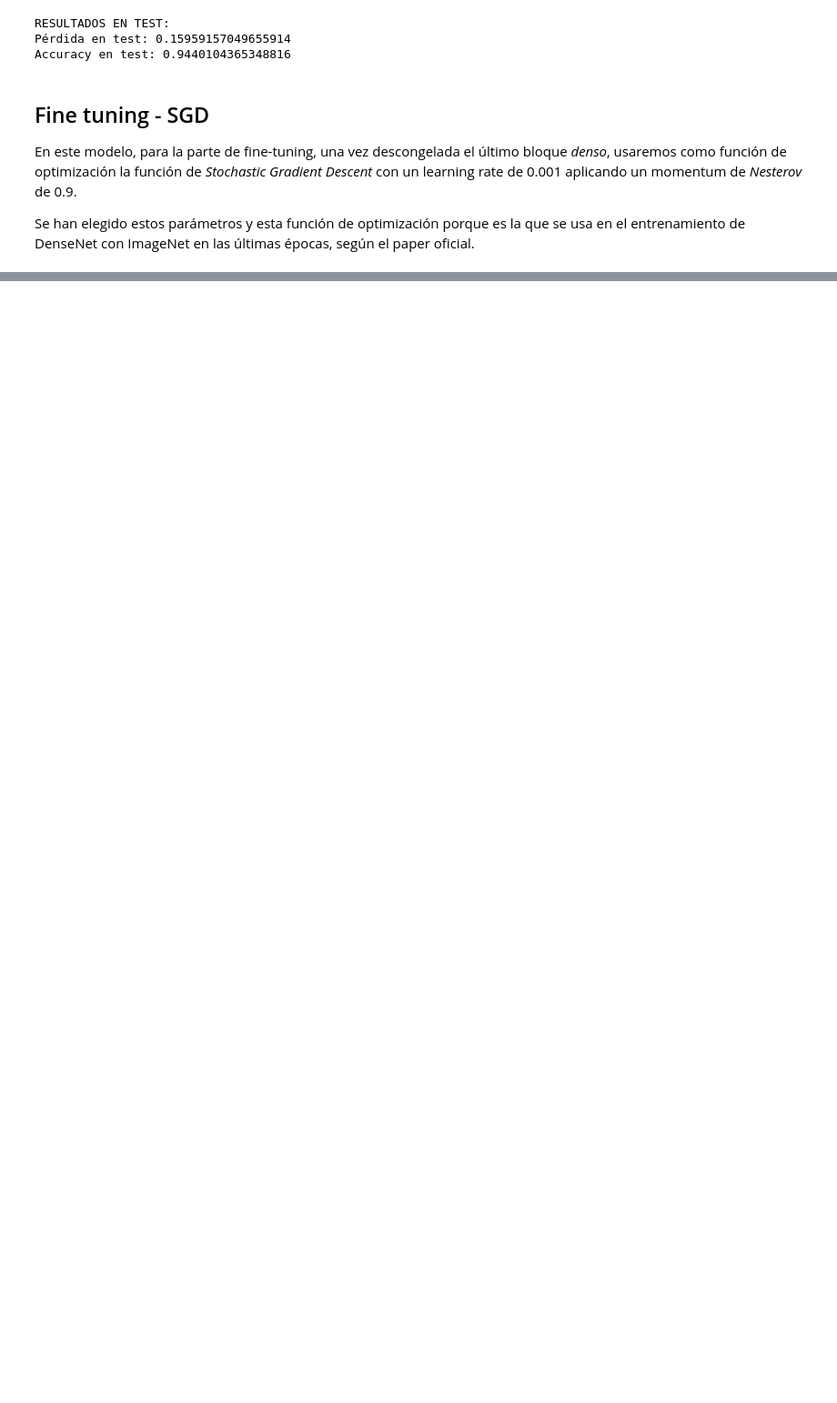
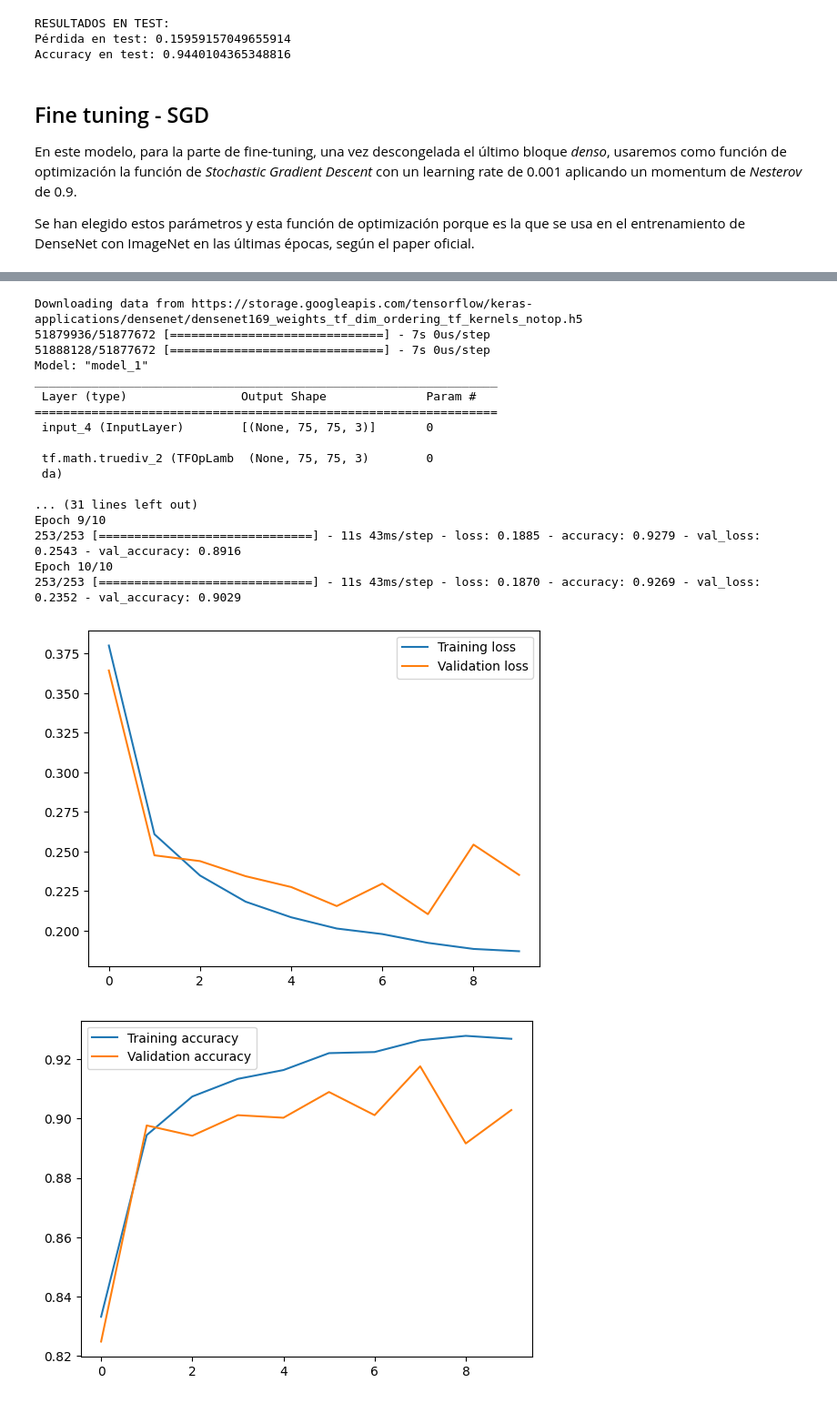
Before and after one commit to SHNacho/CNN-EyeGender, a Jupyter notebook: PFINAL_VC-V2.ipynb, the cells around one changed output, grey strips where cells are left out. Shown at 91% size. Drawn from its saved outputs; the diff is of its cells as text; code cells hidden in the pictures; blank space fills up the shorter version.

```diff
--- a/PFINAL_VC-V2.ipynb
+++ b/PFINAL_VC-V2.ipynb
@@ -835,0 +966,22 @@ Se han elegido estos parámetros y esta función de optimización porque es la q
+# %%
+model_defrost_conv5_lr_SGD(10, 20, 'densenet169')
+# %% [output]
+Downloading data from https://storage.googleapis.com/tensorflow/keras-applications/densenet/densenet169_weights_tf_dim_ordering_tf_kernels_notop.h5
+51879936/51877672 [==============================] - 7s 0us/step
+51888128/51877672 [==============================] - 7s 0us/step
+Model: "model_1"
+_________________________________________________________________
+ Layer (type)                Output Shape              Param #
+=================================================================
+ input_4 (InputLayer)        [(None, 75, 75, 3)]       0
+
+ tf.math.truediv_2 (TFOpLamb  (None, 75, 75, 3)        0
+ da)
+
+... (31 lines left out)
+Epoch 9/10
+253/253 [==============================] - 11s 43ms/step - loss: 0.1885 - accuracy: 0.9279 - val_loss: 0.2543 - val_accuracy: 0.8916
+Epoch 10/10
+253/253 [==============================] - 11s 43ms/step - loss: 0.1870 - accuracy: 0.9269 - val_loss: 0.2352 - val_accuracy: 0.9029
+[figure, added]
+[figure, added]
```
Also changed, not shown: parts of 29 cells of this notebook.
